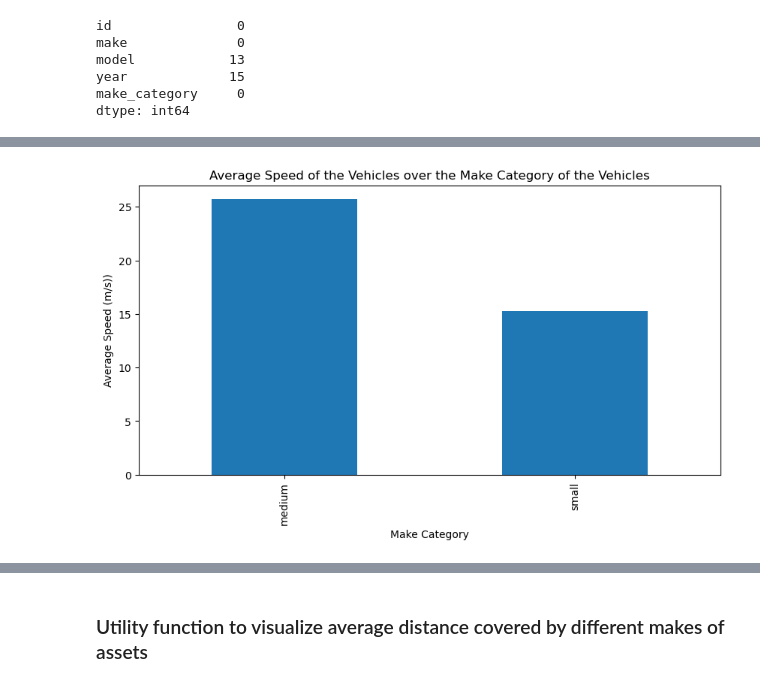
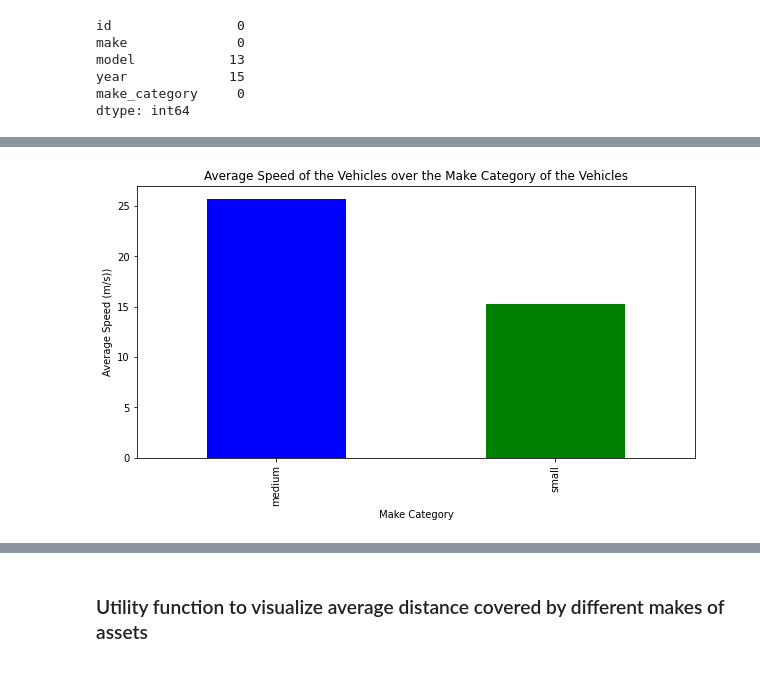
Before and after one commit to Ronnie-Leon76/Yatsa-Analytics, a Jupyter notebook: Yatsa-Analytics-EDA-refined.ipynb, the cells around one changed output, grey strips where cells are left out. Drawn from its saved outputs; the diff is of its cells as text; code cells hidden in the pictures.

```diff
--- a/Yatsa-Analytics-EDA-refined.ipynb
+++ b/Yatsa-Analytics-EDA-refined.ipynb
@@ -471,13 +460,13 @@ plt.show()
 # %%
 # visualize the average speed of the vehicles over the make category of the vehicles
 plt.figure(figsize=(10, 5))
-merged_df.groupby('make_category')['average_speed'].mean().plot(kind='bar')
+merged_df.groupby('make_category')['average_speed'].mean().plot(kind='bar', width=0.5, color=['blue', 'green'])
 plt.xlabel('Make Category')
 plt.ylabel('Average Speed (m/s))')
 plt.title('Average Speed of the Vehicles over the Make Category of the Vehicles')
 plt.show()
 # %% [output]
-[figure, old version]
+[figure, new version]
 # %%
 # assets make making most of the trips
 merged_df['make'].value_counts().head(10)
```
Also changed, not shown: parts of 23 cells of this notebook.
